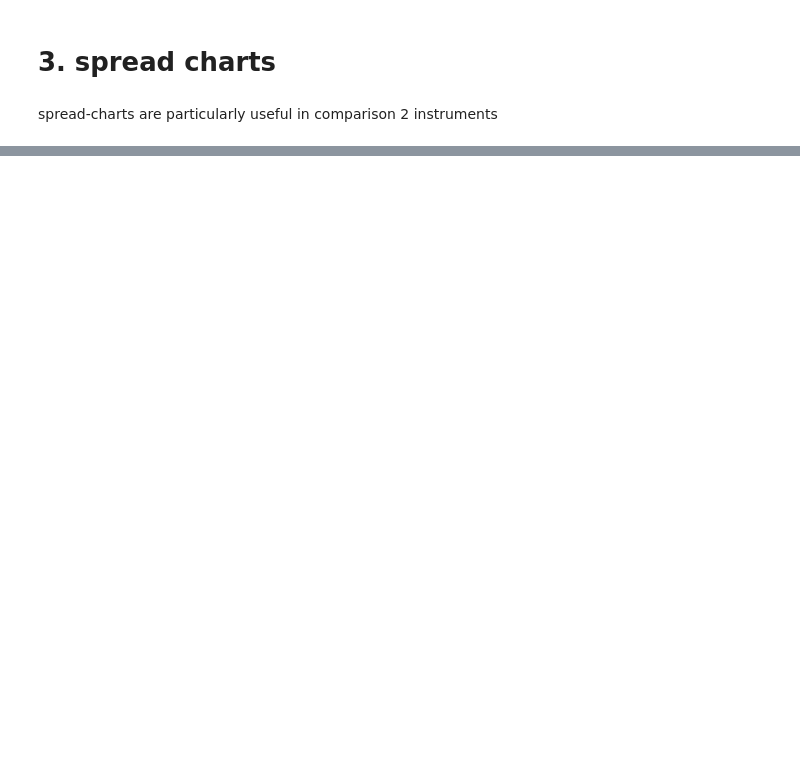
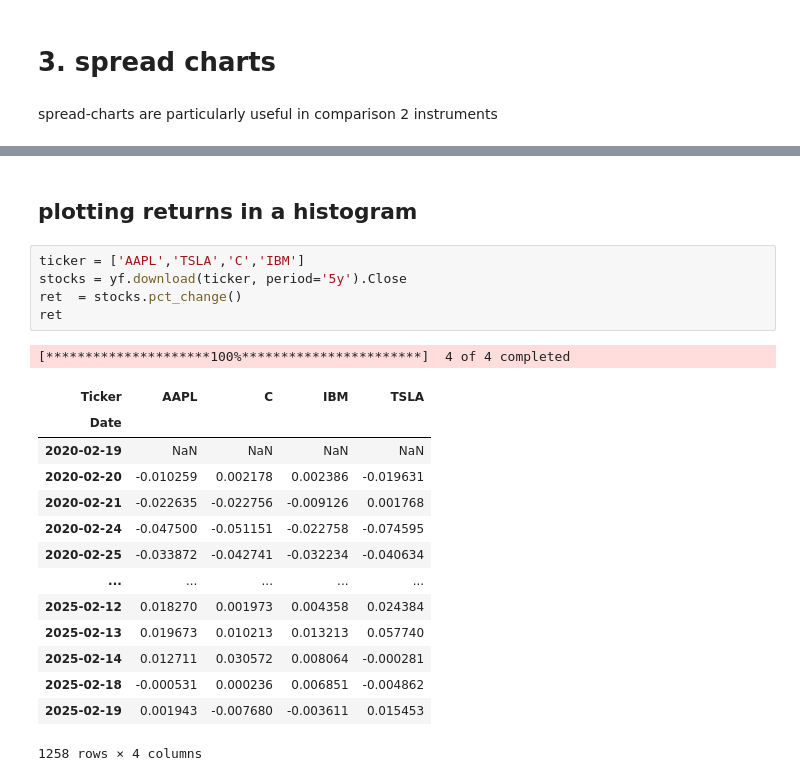
Before and after one commit to partha001/python-for-financial-markets, a Jupyter notebook: 3.DataVisualization.ipynb, the cells around one changed output, grey strips where cells are left out. Drawn from its saved outputs; the diff is of its cells as text; blank space fills up the shorter version.

```diff
--- a/3.DataVisualization.ipynb
+++ b/3.DataVisualization.ipynb
@@ -286,0 +353,23 @@ fig.show()
+# %% [markdown]
+## plotting returns in a histogram
+# %%
+ticker = ['AAPL','TSLA','C','IBM']
+stocks = yf.download(ticker, period='5y').Close
+ret  = stocks.pct_change()
+ret
+# %% [output]
+[*********************100%***********************]  4 of 4 completed
+| Ticker | AAPL | C | IBM | TSLA |
+| Date |  |  |  |  |
+| 2020-02-19 | NaN | NaN | NaN | NaN |
+| 2020-02-20 | -0.010259 | 0.002178 | 0.002386 | -0.019631 |
+| 2020-02-21 | -0.022635 | -0.022756 | -0.009126 | 0.001768 |
+| 2020-02-24 | -0.047500 | -0.051151 | -0.022758 | -0.074595 |
+| 2020-02-25 | -0.033872 | -0.042741 | -0.032234 | -0.040634 |
+| ... | ... | ... | ... | ... |
+| 2025-02-12 | 0.018270 | 0.001973 | 0.004358 | 0.024384 |
+| 2025-02-13 | 0.019673 | 0.010213 | 0.013213 | 0.057740 |
+| 2025-02-14 | 0.012711 | 0.030572 | 0.008064 | -0.000281 |
+| 2025-02-18 | -0.000531 | 0.000236 | 0.006851 | -0.004862 |
+| 2025-02-19 | 0.001943 | -0.007680 | -0.003611 | 0.015453 |
+1258 rows × 4 columns
```
Also changed, not shown: parts of 10 cells of this notebook.
